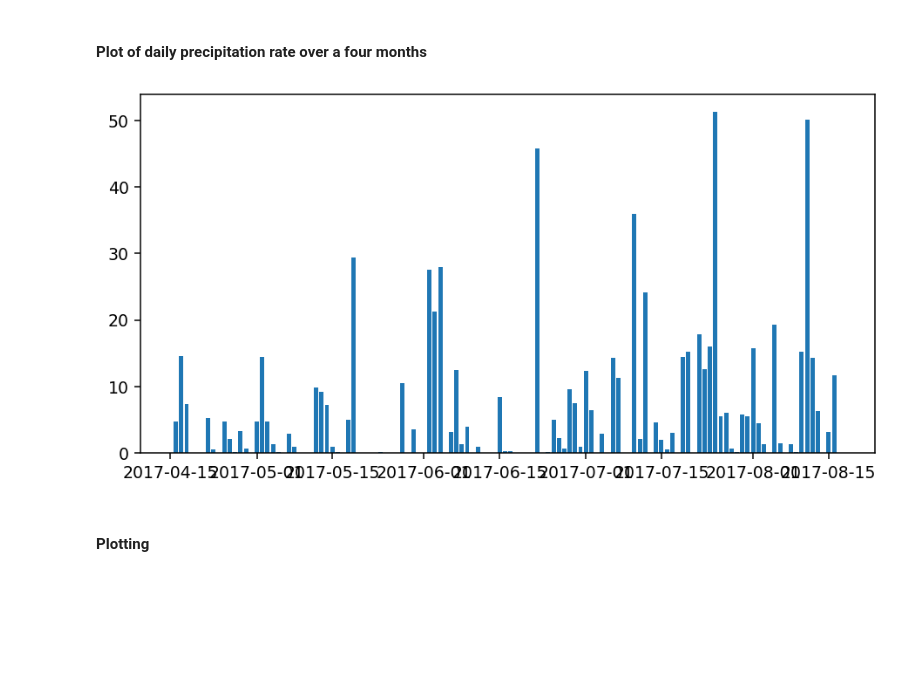
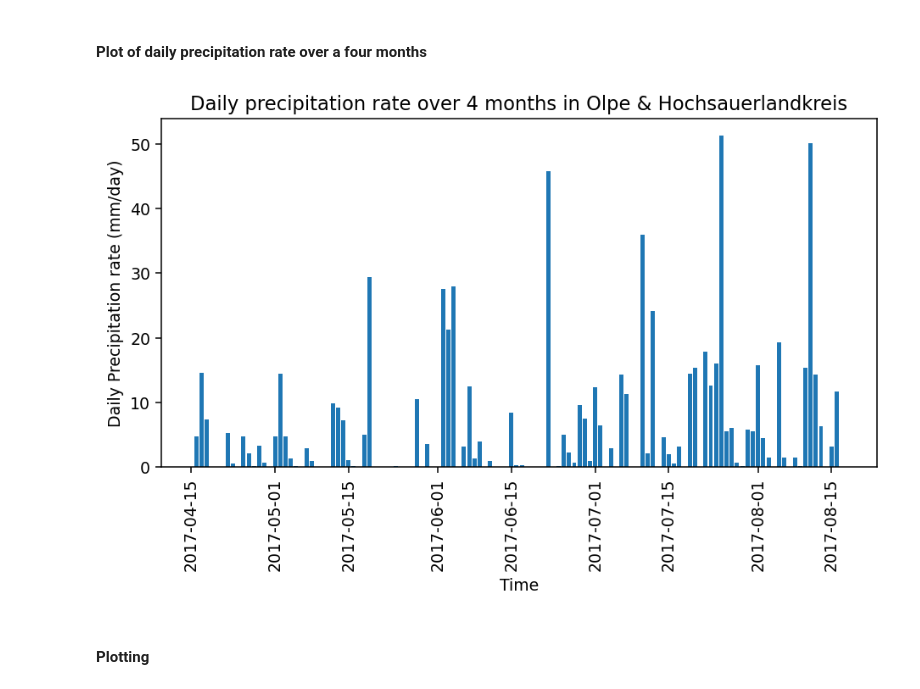
Before and after one commit to Shirvan1992/NDVI_analysis_NRW, a Jupyter notebook: python files/exercise_4.ipynb, the cells around one changed output. Saved outputs shown, nothing was run; the diff lists cells and outputs as text; code cells hidden in the pictures; blank space fills up the shorter version.

```diff
--- a/python files/exercise_4.ipynb
+++ b/python files/exercise_4.ipynb
@@ -118,12 +129,16 @@ df_appended_ts saved to: daily_prep_13_counties.csv
 # %% [markdown]
 #### Plot of daily precipitation rate over a four months
 # %%
-import matplotlib.pyplot as plt
 fig = plt.figure(dpi= 136, figsize=(8,4))
 plt.bar(x=df_1['day'],height=df_1['daily_prep'])
+
+plt.xlabel('Time')
+plt.ylabel('Daily Precipitation rate (mm/day)')
+plt.title('Daily precipitation rate over 4 months in Olpe & Hochsauerlandkreis')
+plt.xticks(rotation=90)
 plt.show()
 # %% [output]
-[figure, old version]
+[figure, new version]
 # %% [markdown]
 #### Plotting
 # %% [markdown]
```
Also changed, not shown: parts of 11 cells of this notebook.
